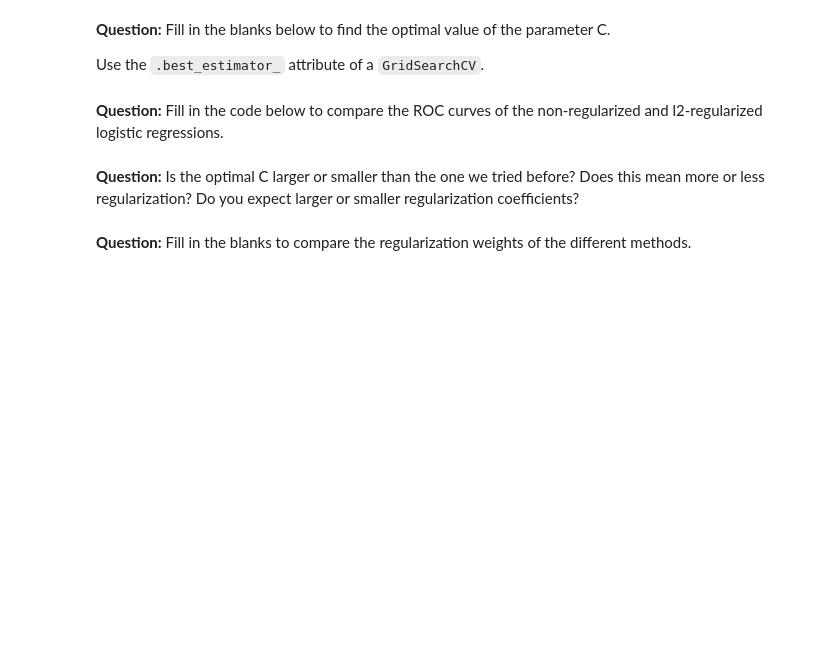
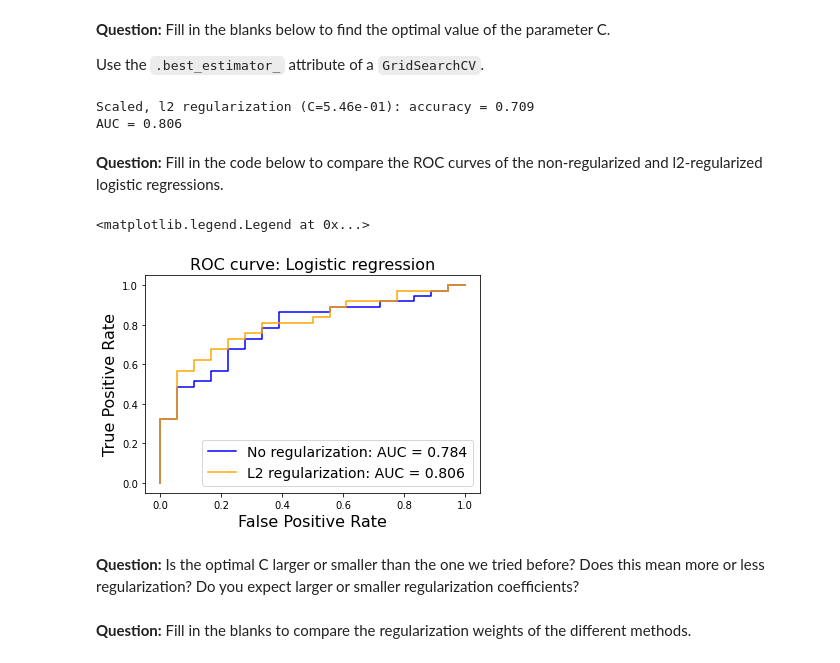
Before and after one commit to abdeljelilmaadi/2022-mines-HPC-AI-TD, a Jupyter notebook: 05-Regularization.ipynb, the cells around one changed output. Saved outputs shown, nothing was run; the diff lists cells and outputs as text; code cells hidden in the pictures; blank space fills up the shorter version.

```diff
--- a/05-Regularization.ipynb
+++ b/05-Regularization.ipynb
@@ -133,44 +169,50 @@ Use the `.best_estimator_` attribute of a `GridSearchCV`.
 # %%
 # Optimize cvalue
 classifier = linear_model.LogisticRegression(penalty='l2')
-param_grid = {'C': #TODO
+param_grid = {'C': cvalues_list
              }
-clf_logreg_l2_s_opt = model_selection.GridSearchCV(#TODO,
-                                                   #TODO,
+clf_logreg_l2_s_opt = model_selection.GridSearchCV(classifier,
+                                                   param_grid,
                                                    cv=3)
 
 # Train the model
-# TODO
+clf_logreg_l2_s_opt.fit(Xtr_scaled, ytr)
 
-# index of the positive class
-pos_idx = # TODO
+# index of positive class
+pos_idx = list(clf_logreg_l2_s_opt.best_estimator_.classes_).index(1)
 # predict probability of being positive
-ypred_logreg_l2_s_opt = # TODO
+ypred_logreg_l2_s_opt = clf_logreg_l2_s_opt.best_estimator_.predict_proba(Xte_scaled)[:, pos_idx]
 # predict binary label
-ypred_logreg_l2_s_opt_b = # TODO
+ypred_logreg_l2_s_opt_b = np.where(ypred_logreg_l2_s_opt > 0.5, 1, 0)
 
 # optimal value of C
-cvalue_opt = # TODO
+cvalue_opt = clf_logreg_l2_s_opt.best_params_['C']
 print("Scaled, l2 regularization (C=%.2e): accuracy = %.3f" % (cvalue_opt,
                                                                metrics.accuracy_score(yte, ypred_logreg_l2_s_opt_b)))
 print("AUC = %.3f" % (metrics.roc_auc_score(yte, ypred_logreg_l2_s_opt)))
+# %% [output]
+Scaled, l2 regularization (C=5.46e-01): accuracy = 0.709
+AUC = 0.806
 # %% [markdown]
 __Question:__ Fill in the code below to compare the ROC curves of the non-regularized and l2-regularized logistic regressions.
 # %%
-fpr_logreg_s, tpr_logreg_s, t = # TODO
+fpr_logreg_s, tpr_logreg_s, t = metrics.roc_curve(yte, ypred_logreg_s , pos_label=1)
 auc_logreg_s = metrics.auc(fpr_logreg_s, tpr_logreg_s)
 plt.plot(fpr_logreg_s, tpr_logreg_s, color='blue',
          label='No regularization: AUC = %0.3f' % auc_logreg_s)
 
-fpr_logreg_l2_s_opt, tpr_logreg_l2_s_opt, t = # TODO
+fpr_logreg_l2_s_opt, tpr_logreg_l2_s_opt, t = metrics.roc_curve(yte, ypred_logreg_l2_s_opt , pos_label=1)
 auc_logreg_l2_s_opt = metrics.auc(fpr_logreg_l2_s_opt, tpr_logreg_l2_s_opt)
 plt.plot(fpr_logreg_l2_s_opt, tpr_logreg_l2_s_opt, color='orange',
          label='L2 regularization: AUC = %0.3f' % auc_logreg_l2_s_opt)
 
 plt.xlabel('False Positive Rate', fontsize=16)
 plt.ylabel('True Positive Rate', fontsize=16)
 plt.title('ROC curve: Logistic regression', fontsize=16)
 plt.legend(fontsize=14)
+# %% [output]
+<matplotlib.legend.Legend at 0x...>
+[figure, added]
 # %% [markdown]
 __Question:__ Is the optimal C larger or smaller than the one we tried before? Does this mean more or less regularization? Do you expect larger or smaller regularization coefficients?
 # %% [markdown]
```
Also changed, not shown: parts of 16 cells of this notebook, 4 other files.
